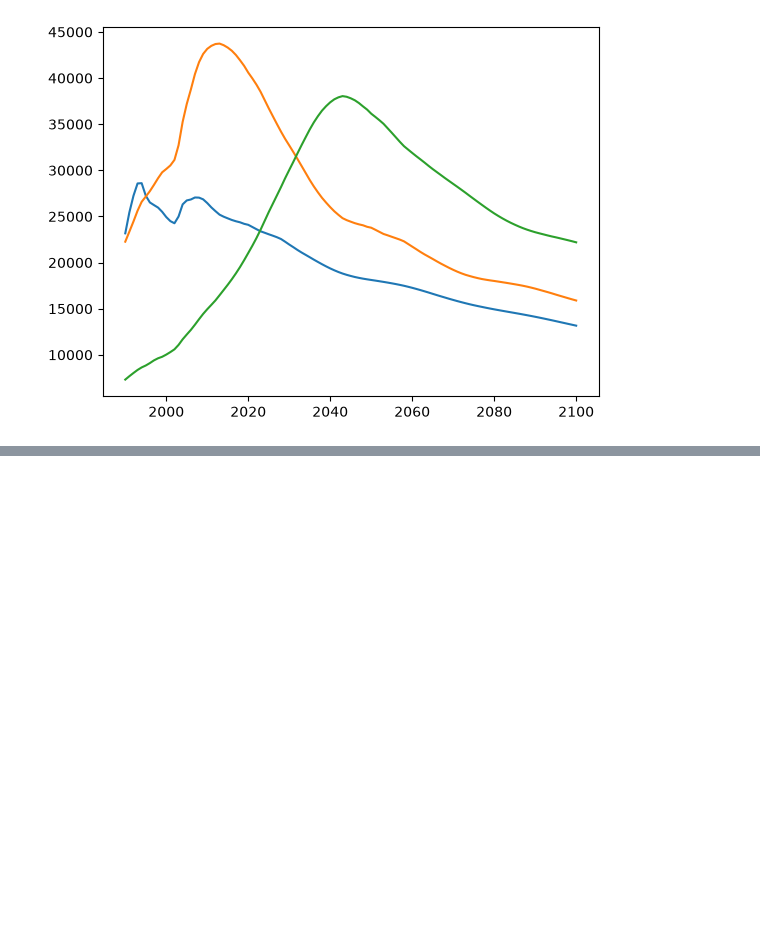
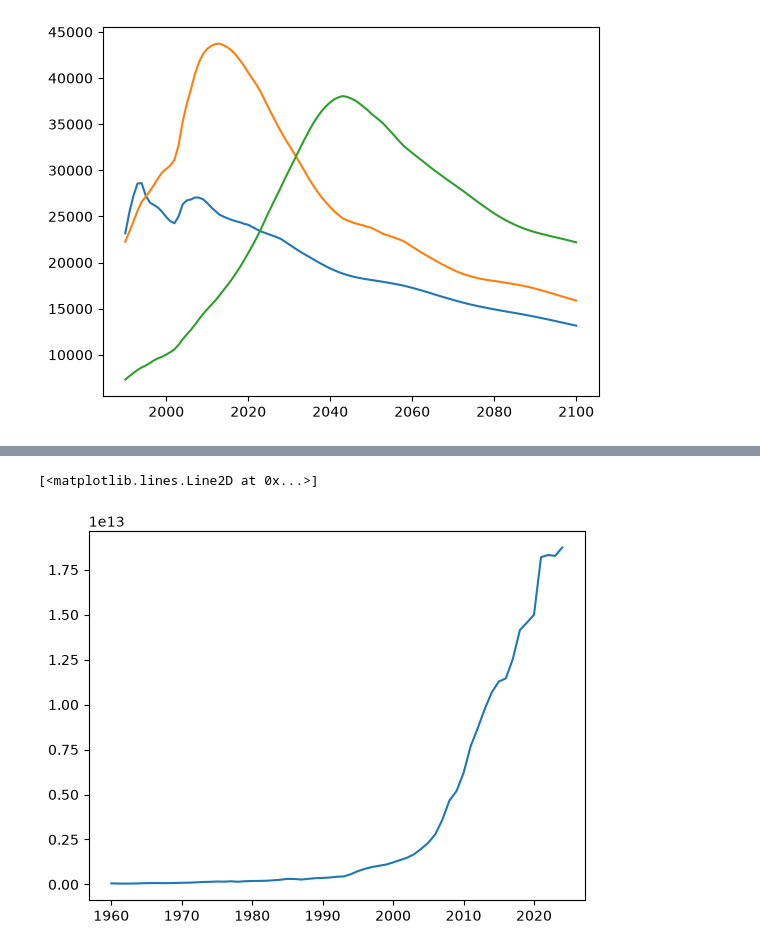
Before and after one commit to Flx232/Census-Dashboard, a Jupyter notebook: exploratory.ipynb, the cells around one changed output, grey strips where cells are left out. Cells and saved outputs as stored; diff of their text form; code cells hidden in the pictures; blank space fills up the shorter version.

```diff
--- a/exploratory.ipynb
+++ b/exploratory.ipynb
@@ -155,0 +164,3 @@ age_data.head(5)
+# %%
+alpha3_2_map = cc_cn[['Alpha-3 code', 'Alpha-2 code']].set_index('Alpha-3 code')
+alpha3_2_map.to_dict()
@@ -155,0 +185,2 @@ age_data.head(5)
+# %%
+gdp['Country Code'] = gdp['Country Code'].map(alpha3_2_map.to_dict()['Alpha-2 code'])
@@ -155,0 +197,3 @@ age_data.head(5)
+# %%
+gdp_table = pd.melt(gdp, id_vars=['Country Name', 'Country Code'], value_vars=[str(year) for year in range(1960, 2025)], var_name='YR', value_name='GDP').dropna()
+gdp_table.head()
@@ -155,0 +223,3 @@ age_data.head(5)
+# %%
+gdp_table['YR'] = gdp_table['YR'].astype(int)
+gdp_table.dtypes
@@ -165,0 +260,6 @@ plt.plot(section['YR'], section['POP_OLD'])
+# %%
+section = gdp_table[gdp_table['Country Code'] == 'CN']
+plt.plot(section['YR'], section['GDP'])
+# %% [output]
+[<matplotlib.lines.Line2D at 0x...>]
+[figure, added]
```
Also changed, not shown: parts of 10 cells of this notebook, 4 other files.
